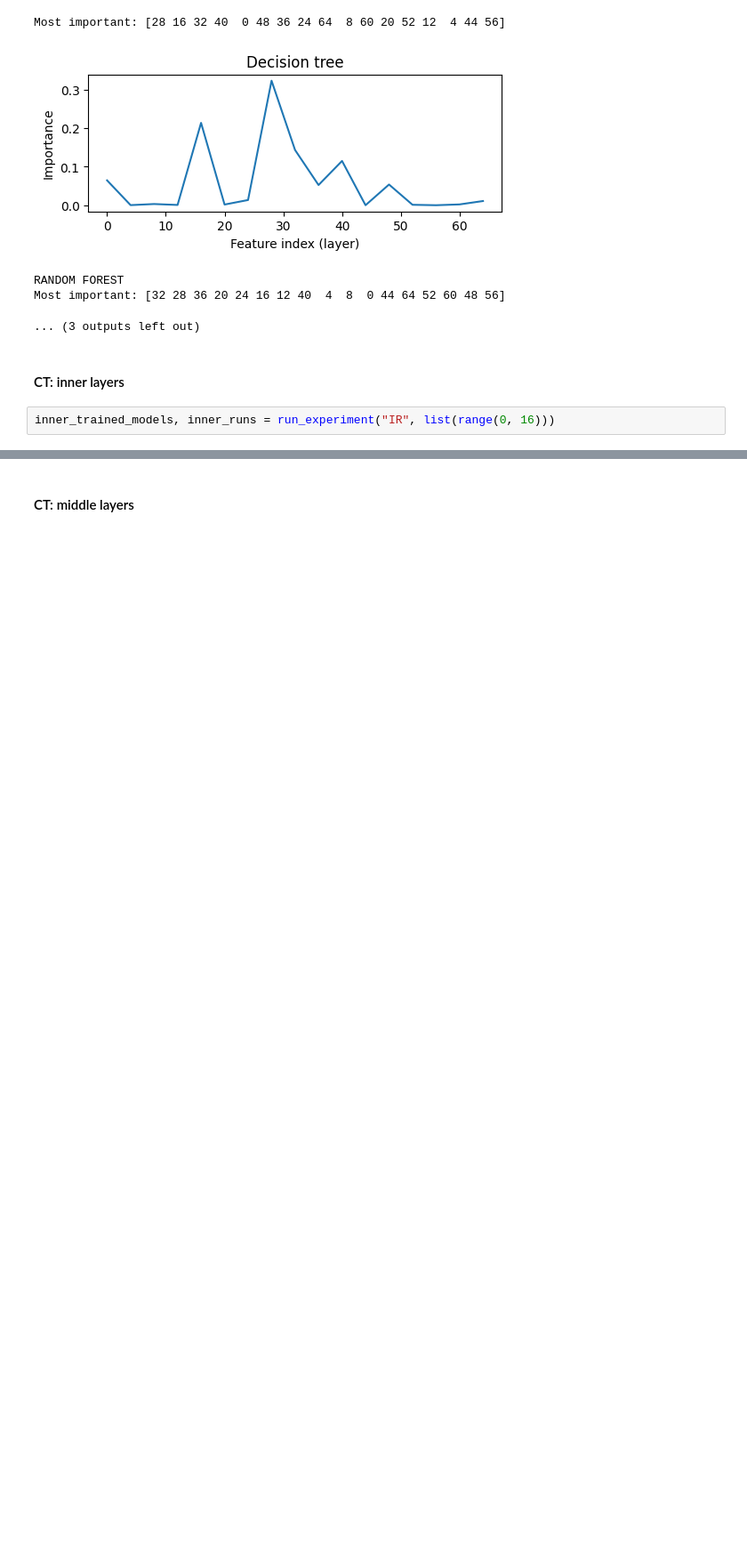
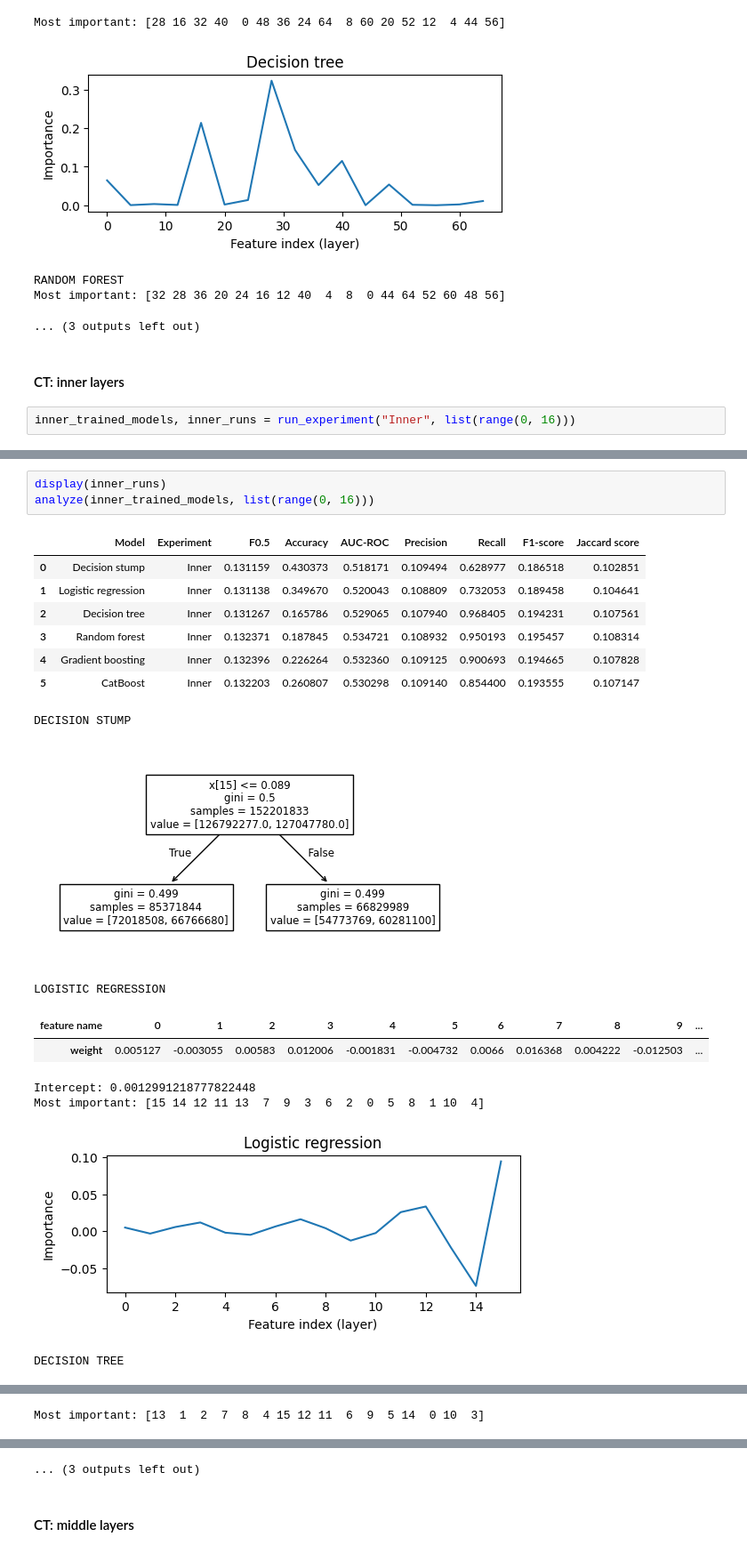
Before and after one commit to TTPO100AJIEX/MLDM-Project, a Jupyter notebook: 02_BaselinePerPixel.ipynb, the cells around one changed output, grey strips where cells are left out. Shown at 89% size. Saved outputs shown, nothing was run; the diff lists cells and outputs as text; blank space fills up the shorter version.

```diff
--- a/02_BaselinePerPixel.ipynb
+++ b/02_BaselinePerPixel.ipynb
@@ -288,4 +378,4 @@ Most important: [32 28 36 20 24 16 12 40  4  8  0 44 64 52 60 48 56]
 # %% [markdown]
 #### CT: inner layers
 # %%
-inner_trained_models, inner_runs = run_experiment("IR", list(range(0, 16)))
+inner_trained_models, inner_runs = run_experiment("Inner", list(range(0, 16)))
@@ -291,0 +389,20 @@ inner_trained_models, inner_runs = run_experiment("IR", list(range(0, 16)))
+# %%
+display(inner_runs)
+analyze(inner_trained_models, list(range(0, 16)))
+# %% [output]
+|  | Model | Experiment | F0.5 | Accuracy | AUC-ROC | Precision | Recall | F1-score | Jaccard score |
+| 0 | Decision stump | Inner | 0.131159 | 0.430373 | 0.518171 | 0.109494 | 0.628977 | 0.186518 | 0.102851 |
+| 1 | Logistic regression | Inner | 0.131138 | 0.349670 | 0.520043 | 0.108809 | 0.732053 | 0.189458 | 0.104641 |
+| 2 | Decision tree | Inner | 0.131267 | 0.165786 | 0.529065 | 0.107940 | 0.968405 | 0.194231 | 0.107561 |
+| 3 | Random forest | Inner | 0.132371 | 0.187845 | 0.534721 | 0.108932 | 0.950193 | 0.195457 | 0.108314 |
+| 4 | Gradient boosting | Inner | 0.132396 | 0.226264 | 0.532360 | 0.109125 | 0.900693 | 0.194665 | 0.107828 |
+| 5 | CatBoost | Inner | 0.132203 | 0.260807 | 0.530298 | 0.109140 | 0.854400 | 0.193555 | 0.107147 |
+DECISION STUMP
+[figure, added]
+LOGISTIC REGRESSION
+| feature name | 0 | 1 | 2 | 3 | 4 | 5 | 6 | 7 | 8 | 9 | ... |
+| weight | 0.005127 | -0.003055 | 0.00583 | 0.012006 | -0.001831 | -0.004732 | 0.0066 | 0.016368 | 0.004222 | -0.012503 | ... |
+Intercept: 0.0012991218777822448
+Most important: [15 14 12 11 13  7  9  3  6  2  0  5  8  1 10  4]
+[figure, added]
+DECISION TREE
@@ -291,0 +410 @@ inner_trained_models, inner_runs = run_experiment("IR", list(range(0, 16)))
+Most important: [13  1  2  7  8  4 15 12 11  6  9  5 14  0 10  3]
@@ -292,3 +414,4 @@ inner_trained_models, inner_runs = run_experiment("IR", list(range(0, 16)))
+... (3 outputs left out)
 # %% [markdown]
 #### CT: middle layers
 # %%
```
Also changed, not shown: parts of 23 cells of this notebook.
